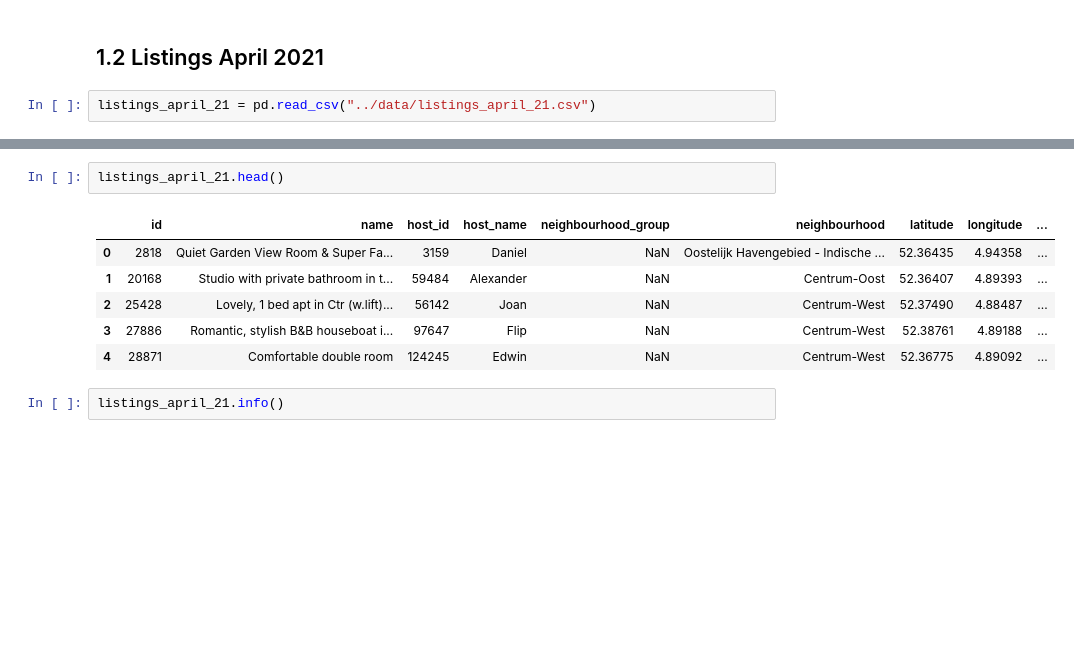
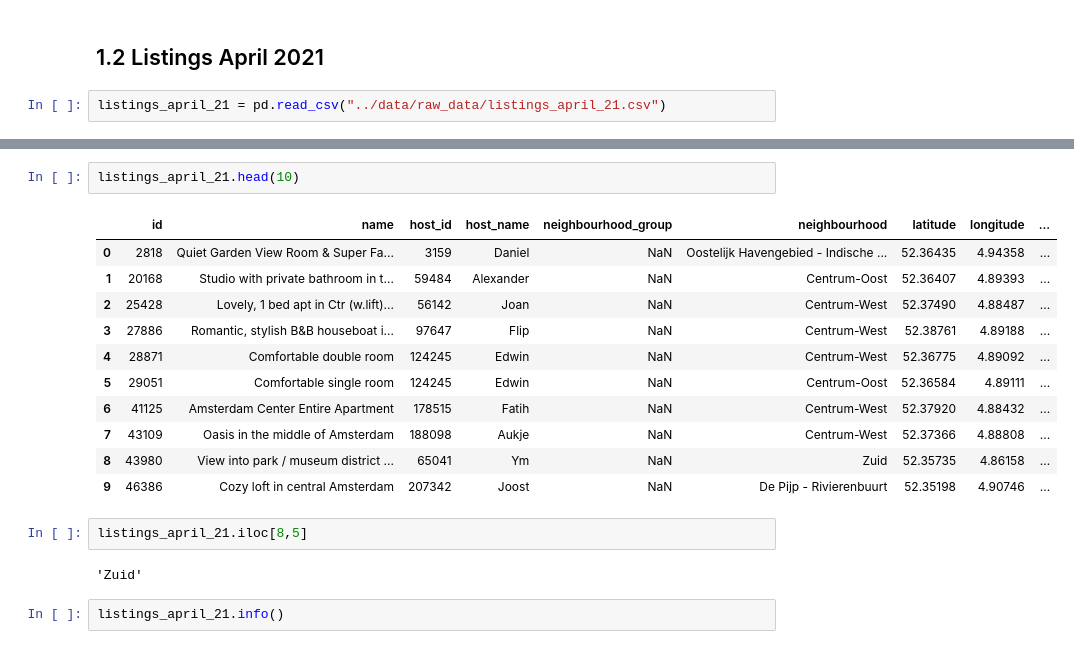
Before and after one commit to lauratll/Airbnb_Amsterdam_covid19, a Jupyter notebook: documentation/Exploring_the_data.ipynb, the cells around one changed output, grey strips where cells are left out. Drawn from its saved outputs; the diff is of its cells as text; blank space fills up the shorter version.

Commit message:
data cleaning advanced,create clean data sets, starting exploratory analysis, starting technical report

```diff
--- a/documentation/Exploring_the_data.ipynb
+++ b/documentation/Exploring_the_data.ipynb
@@ -24,4 +24,4 @@ listings_april_20.head()
 # %% [markdown]
 ## 1.2 Listings April 2021
 # %%
-listings_april_21 = pd.read_csv("../data/listings_april_21.csv")
+listings_april_21 = pd.read_csv("../data/raw_data/listings_april_21.csv")
@@ -28,12 +42,21 @@ listings_april_21 = pd.read_csv("../data/listings_april_21.csv")
 # %%
-listings_april_21.head()
+listings_april_21.head(10)
 # %% [output]
 |  | id | name | host_id | host_name | neighbourhood_group | neighbourhood | latitude | longitude | ... |
 | 0 | 2818 | Quiet Garden View Room & Super Fa... | 3159 | Daniel | NaN | Oostelijk Havengebied - Indische ... | 52.36435 | 4.94358 | ... |
 | 1 | 20168 | Studio with private bathroom in t... | 59484 | Alexander | NaN | Centrum-Oost | 52.36407 | 4.89393 | ... |
 | 2 | 25428 | Lovely, 1 bed apt in Ctr (w.lift)... | 56142 | Joan | NaN | Centrum-West | 52.37490 | 4.88487 | ... |
 | 3 | 27886 | Romantic, stylish B&B houseboat i... | 97647 | Flip | NaN | Centrum-West | 52.38761 | 4.89188 | ... |
 | 4 | 28871 | Comfortable double room | 124245 | Edwin | NaN | Centrum-West | 52.36775 | 4.89092 | ... |
+| 5 | 29051 | Comfortable single room | 124245 | Edwin | NaN | Centrum-Oost | 52.36584 | 4.89111 | ... |
+| 6 | 41125 | Amsterdam Center Entire Apartment | 178515 | Fatih | NaN | Centrum-West | 52.37920 | 4.88432 | ... |
+| 7 | 43109 | Oasis in the middle of Amsterdam | 188098 | Aukje | NaN | Centrum-West | 52.37366 | 4.88808 | ... |
+| 8 | 43980 | View into park / museum district ... | 65041 | Ym | NaN | Zuid | 52.35735 | 4.86158 | ... |
+| 9 | 46386 | Cozy loft in central Amsterdam | 207342 | Joost | NaN | De Pijp - Rivierenbuurt | 52.35198 | 4.90746 | ... |
+# %%
+listings_april_21.iloc[8,5]
+# %% [output]
+'Zuid'
 # %%
 listings_april_21.info()
 # %% [output]
```
Also changed, not shown: parts of 139 cells of this notebook, 24 other files.
